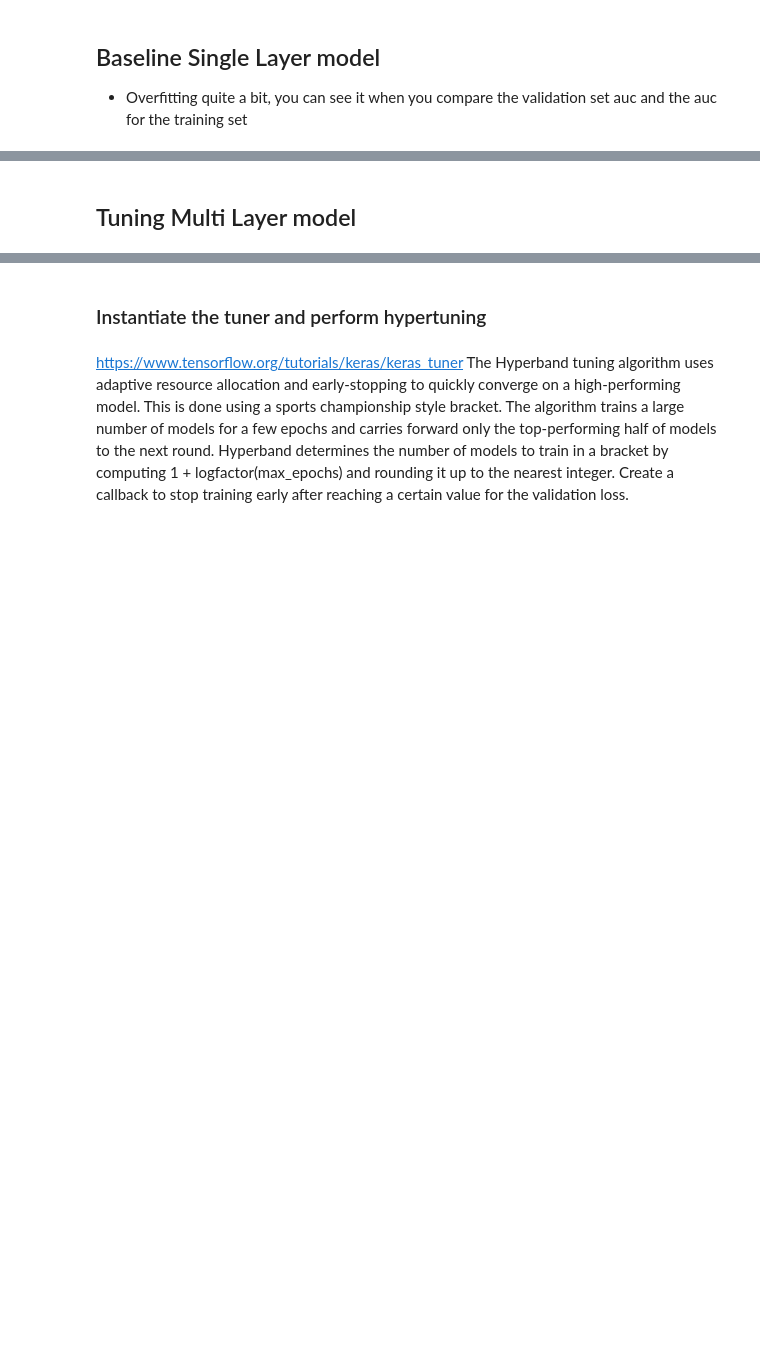
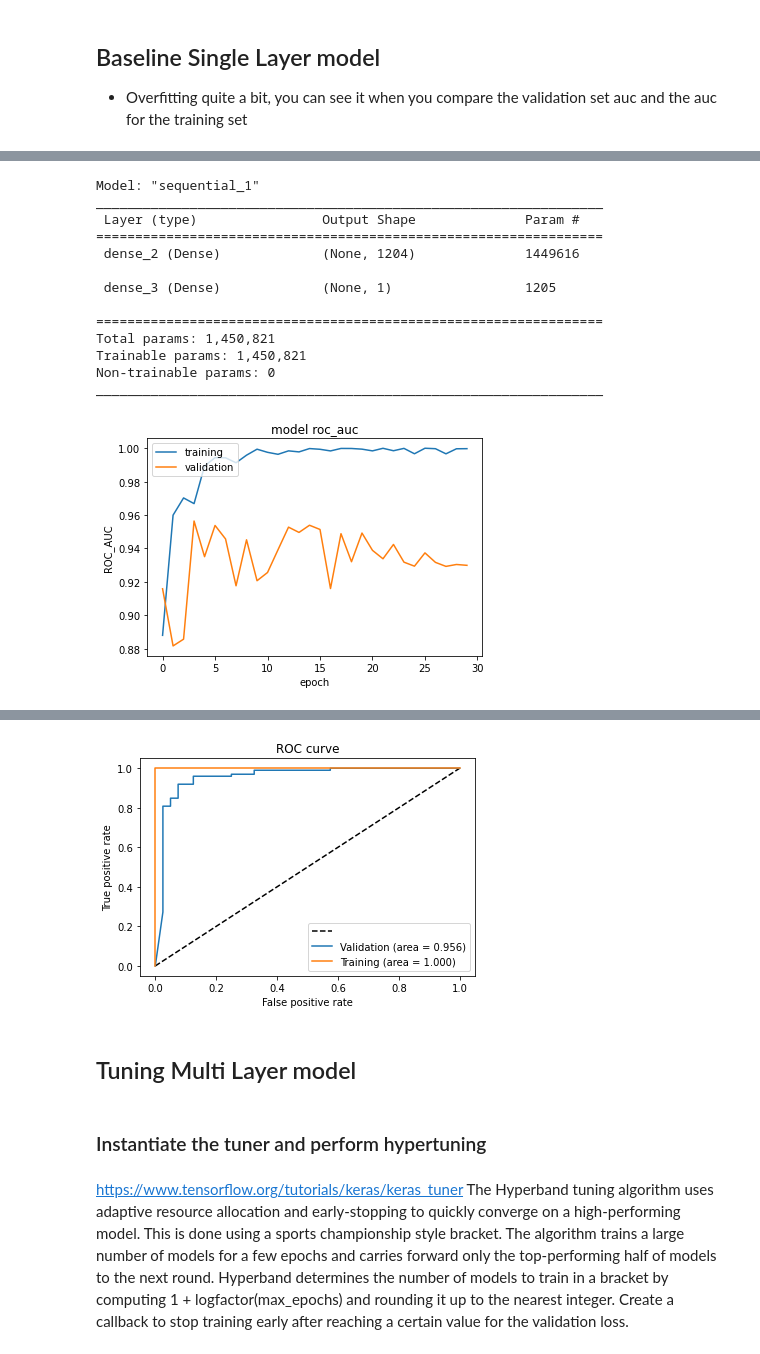
Before and after one commit to Zoya-Anwar/PythonSmellClassifiers-Mark, a Jupyter notebook: smell-classifier.py.ipynb, the cells around one changed output, grey strips where cells are left out. Drawn from its saved outputs; the diff is of its cells as text; code cells hidden in the pictures; blank space fills up the shorter version.

```diff
--- a/smell-classifier.py.ipynb
+++ b/smell-classifier.py.ipynb
@@ -1168,2 +1090,33 @@ _________________________________________________________________
-# %% [markdown]
-## Tuning Multi Layer model
+# %%
+model = keras.Sequential()
+model.add(keras.layers.Dense(X_train_nn.shape[-1]+1, activation="relu", input_shape=(X_train_nn.shape[-1],)))
+model.add(Dense(1, activation='sigmoid'))
+
+model.summary()
+
+model.compile(optimizer='adam',
+              loss='binary_crossentropy',
+              metrics=METRICS)
+
+history = model.fit(X_train_t_nn,
+                      y_train_t_nn,
+                      epochs=30,
+                      validation_data=(X_val_nn, y_val_nn),
+                      verbose=0)
+
+test_model_keras(model, history, X_val_nn, y_val_nn, X_train_t_nn, y_train_t_nn)
+# %% [output]
+Model: "sequential_1"
+_________________________________________________________________
+ Layer (type)                Output Shape              Param #
+=================================================================
+ dense_2 (Dense)             (None, 1204)              1449616
+
+ dense_3 (Dense)             (None, 1)                 1205
+
+=================================================================
+Total params: 1,450,821
+Trainable params: 1,450,821
+Non-trainable params: 0
+_________________________________________________________________
+[figure, added]
@@ -1170,3 +1126,6 @@ _________________________________________________________________
+[figure, added]
+# %% [markdown]
+## Tuning Multi Layer model
 # %%
 def model_builder(hp):
 
```
Also changed, not shown: parts of 59 cells of this notebook.
